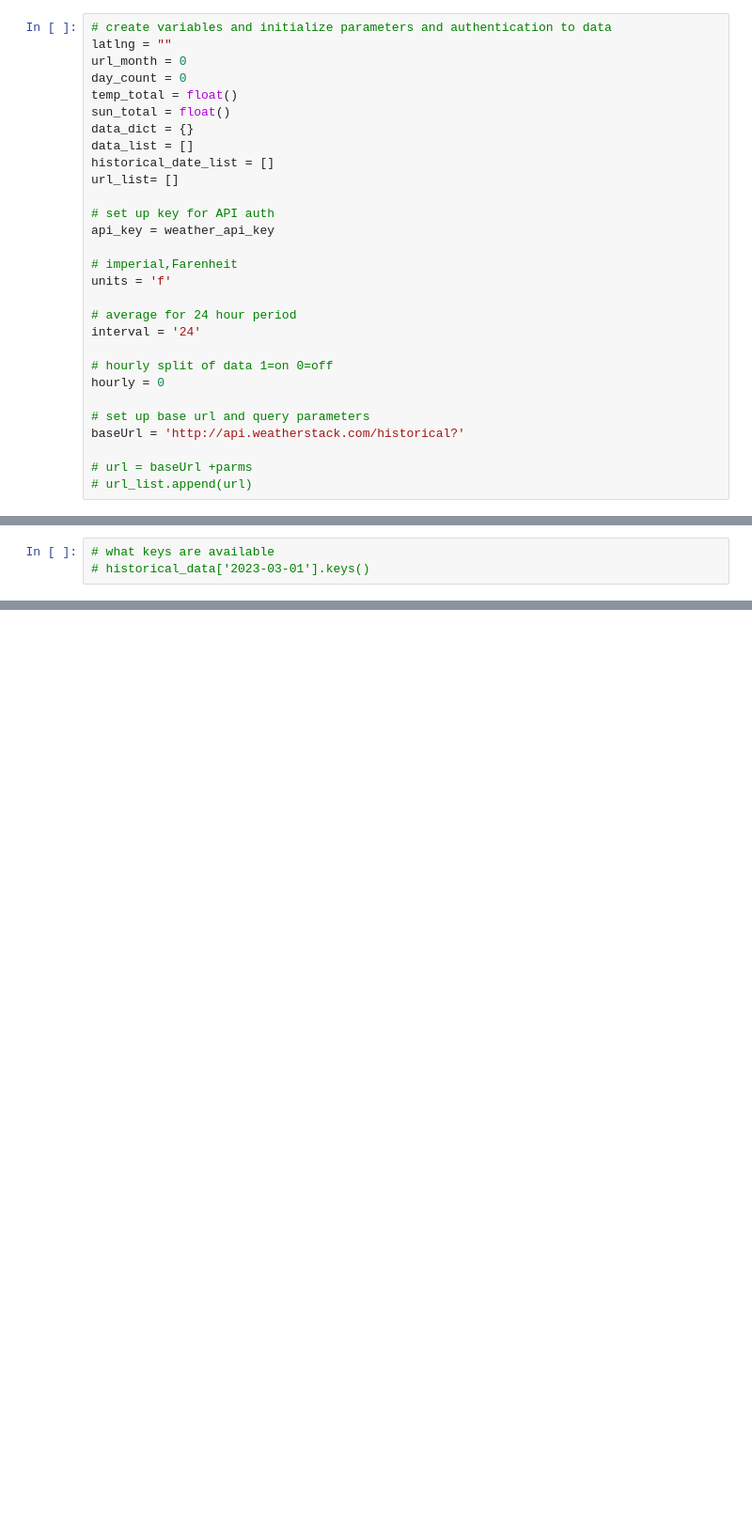
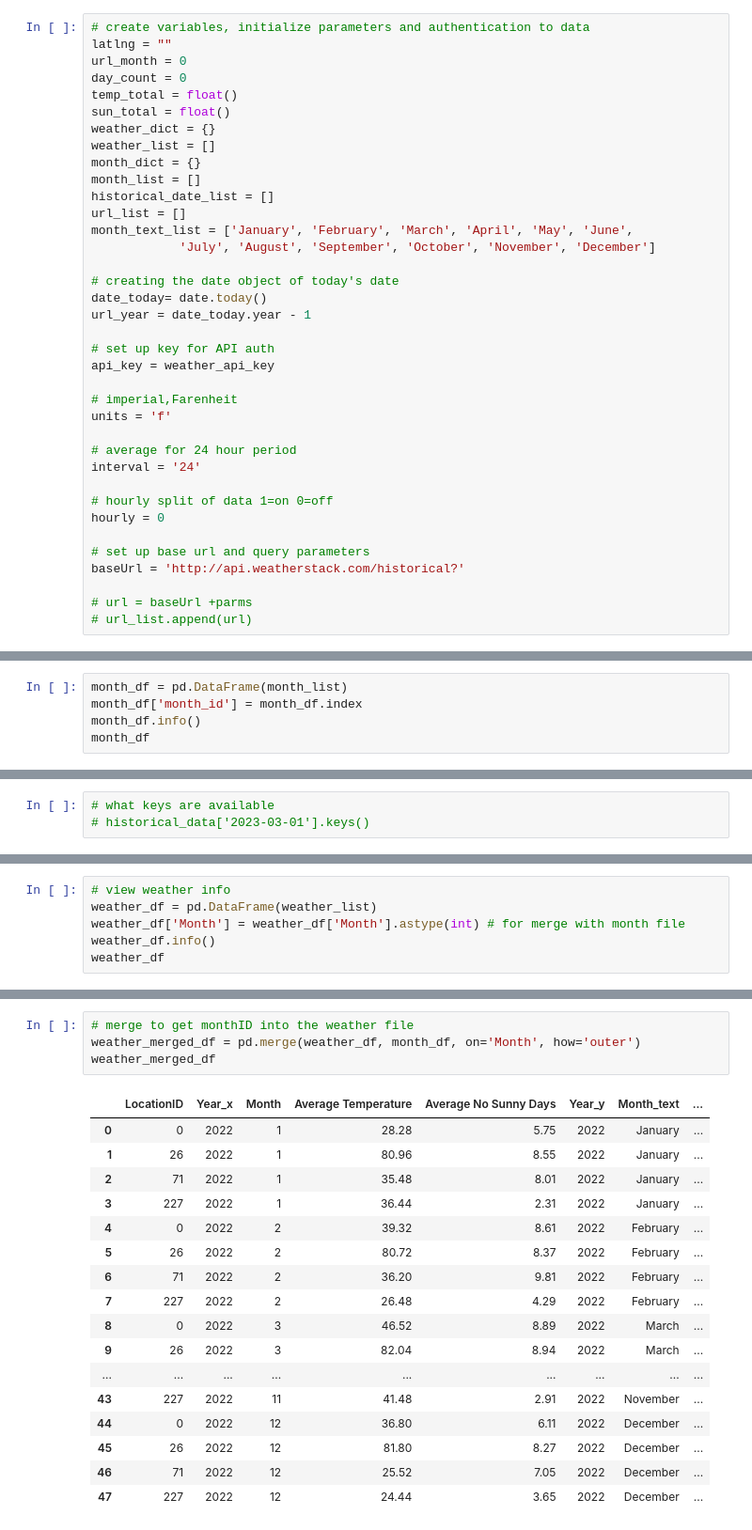
Before and after one commit to mugsiemx/honeymoon-dashboard, a Jupyter notebook: API_Calls/weatherAPI.ipynb, the cells around one changed output, grey strips where cells are left out. Shown at 94% size. Cells and saved outputs as stored; diff of their text form; blank space fills up the shorter version.

Commit message:
uploaded with sample data before full API processing

```diff
--- a/API_Calls/weatherAPI.ipynb
+++ b/API_Calls/weatherAPI.ipynb
@@ -34,14 +31,22 @@ locations_df
 # %%
-# create variables and initialize parameters and authentication to data
+# create variables, initialize parameters and authentication to data
 latlng = ""
 url_month = 0
 day_count = 0
 temp_total = float()
 sun_total = float()
-data_dict = {}
-data_list = []
+weather_dict = {}
+weather_list = []
+month_dict = {}
+month_list = []
 historical_date_list = []
-url_list= []
+url_list = []
+month_text_list = ['January', 'February', 'March', 'April', 'May', 'June',
+            'July', 'August', 'September', 'October', 'November', 'December']
+
+# creating the date object of today's date
+date_today= date.today()
+url_year = date_today.year - 1
 
 # set up key for API auth
 api_key = weather_api_key
@@ -93,0 +110,5 @@ for i in range(locations_df.shape[0]):
+# %%
+month_df = pd.DataFrame(month_list)
+month_df['month_id'] = month_df.index
+month_df.info()
+month_df
@@ -165,0 +202,6 @@ weather_df
+# %%
+# view weather info
+weather_df = pd.DataFrame(weather_list)
+weather_df['Month'] = weather_df['Month'].astype(int) # for merge with month file
+weather_df.info()
+weather_df
@@ -165,0 +238,22 @@ weather_df
+# %%
+# merge to get monthID into the weather file
+weather_merged_df = pd.merge(weather_df, month_df, on='Month', how='outer')
+weather_merged_df
+# %% [output]
+|  | LocationID | Year_x | Month | Average Temperature | Average No Sunny Days | Year_y | Month_text | ... |
+| 0 | 0 | 2022 | 1 | 28.28 | 5.75 | 2022 | January | ... |
+| 1 | 26 | 2022 | 1 | 80.96 | 8.55 | 2022 | January | ... |
+| 2 | 71 | 2022 | 1 | 35.48 | 8.01 | 2022 | January | ... |
+| 3 | 227 | 2022 | 1 | 36.44 | 2.31 | 2022 | January | ... |
+| 4 | 0 | 2022 | 2 | 39.32 | 8.61 | 2022 | February | ... |
+| 5 | 26 | 2022 | 2 | 80.72 | 8.37 | 2022 | February | ... |
+| 6 | 71 | 2022 | 2 | 36.20 | 9.81 | 2022 | February | ... |
+| 7 | 227 | 2022 | 2 | 26.48 | 4.29 | 2022 | February | ... |
+| 8 | 0 | 2022 | 3 | 46.52 | 8.89 | 2022 | March | ... |
+| 9 | 26 | 2022 | 3 | 82.04 | 8.94 | 2022 | March | ... |
+| ... | ... | ... | ... | ... | ... | ... | ... | ... |
+| 43 | 227 | 2022 | 11 | 41.48 | 2.91 | 2022 | November | ... |
+| 44 | 0 | 2022 | 12 | 36.80 | 6.11 | 2022 | December | ... |
+| 45 | 26 | 2022 | 12 | 81.80 | 8.27 | 2022 | December | ... |
+| 46 | 71 | 2022 | 12 | 25.52 | 7.05 | 2022 | December | ... |
+| 47 | 227 | 2022 | 12 | 24.44 | 3.65 | 2022 | December | ... |
```
Also changed, not shown: parts of 12 cells of this notebook, 2 other files.
